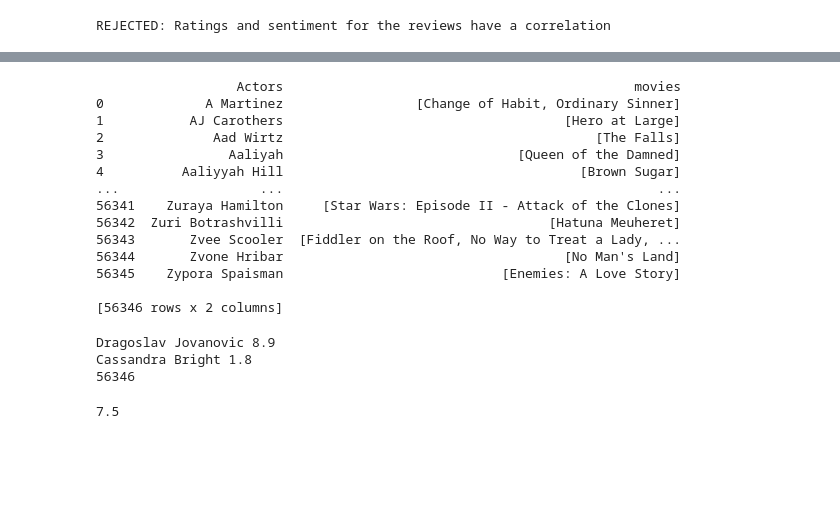
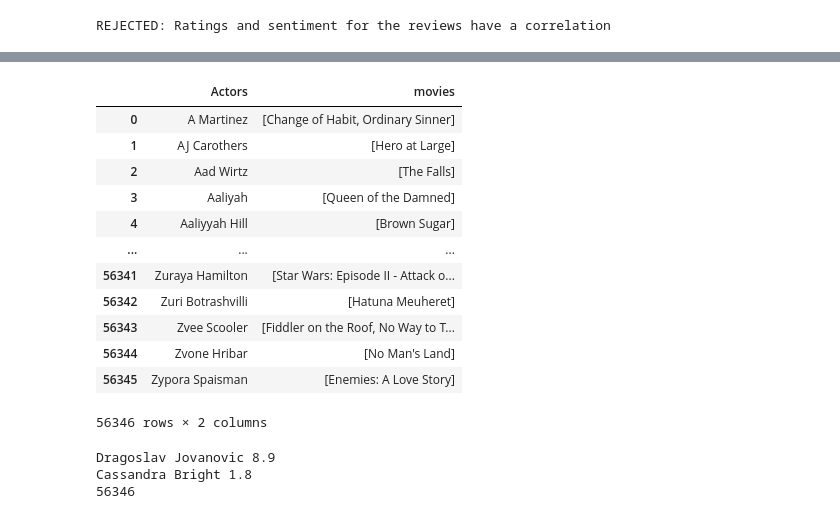
Before and after one commit to kajgaard/ComputationalTools, a Jupyter notebook: Text analysis.ipynb, the cells around one changed output, grey strips where cells are left out. Saved outputs shown, nothing was run; the diff lists cells and outputs as text; code cells hidden in the pictures; blank space fills up the shorter version.

```diff
--- a/Text analysis.ipynb
+++ b/Text analysis.ipynb
@@ -192,23 +133,22 @@ sentiment_exploded_actors = grouping_actors(exploded_actors,"Actors","Avg sentim
 rating_exploded_actors = grouping_actors(exploded_actors,"Actors","Rating")
 # %%
 grouped_count_act_mov = exploded_actors.groupby("Actors")["MovieTitle"].apply(list).to_frame(name = 'movies').reset_index()
-print(grouped_count_act_mov)
 grouped_count_act_mov.to_pickle("Actor_movie_grouping.pkl")
+grouped_count_act_mov
 # %% [output]
+|  | Actors | movies |
+| 0 | A Martinez | [Change of Habit, Ordinary Sinner] |
+| 1 | AJ Carothers | [Hero at Large] |
+| 2 | Aad Wirtz | [The Falls] |
+| 3 | Aaliyah | [Queen of the Damned] |
+| 4 | Aaliyyah Hill | [Brown Sugar] |
+| ... | ... | ... |
+| 56341 | Zuraya Hamilton | [Star Wars: Episode II - Attack o... |
+| 56342 | Zuri Botrashvilli | [Hatuna Meuheret] |
+| 56343 | Zvee Scooler | [Fiddler on the Roof, No Way to T... |
+| 56344 | Zvone Hribar | [No Man's Land] |
+| 56345 | Zypora Spaisman | [Enemies: A Love Story] |
-                  Actors                                             movies
-0             A Martinez                 [Change of Habit, Ordinary Sinner]
-1           AJ Carothers                                    [Hero at Large]
-2              Aad Wirtz                                        [The Falls]
-3                Aaliyah                              [Queen of the Damned]
-4          Aaliyyah Hill                                      [Brown Sugar]
-...                  ...                                                ...
-56341    Zuraya Hamilton     [Star Wars: Episode II - Attack of the Clones]
-56342  Zuri Botrashvilli                                  [Hatuna Meuheret]
-56343       Zvee Scooler  [Fiddler on the Roof, No Way to Treat a Lady, ...
-56344       Zvone Hribar                                    [No Man's Land]
-56345    Zypora Spaisman                            [Enemies: A Love Story]
-
-[56346 rows x 2 columns]
+56346 rows × 2 columns
 # %%
 print(max(rating_exploded_actors, key=rating_exploded_actors.get),max(rating_exploded_actors.values()))
 print(min(rating_exploded_actors, key=rating_exploded_actors.get),min(rating_exploded_actors.values()))
@@ -217,9 +157,5 @@ print(len(rating_exploded_actors.keys()))
 Dragoslav Jovanovic 8.9
 Cassandra Bright 1.8
 56346
-# %%
-print(rating_exploded_actors.get("Daniel Radcliffe"))
-# %% [output]
-7.5
 # %%
 communities = pd.read_pickle(r"reviewsFromImdb/ActorCommunities.pkl")
```
Also changed, not shown: parts of 17 cells of this notebook, 1 other file.
